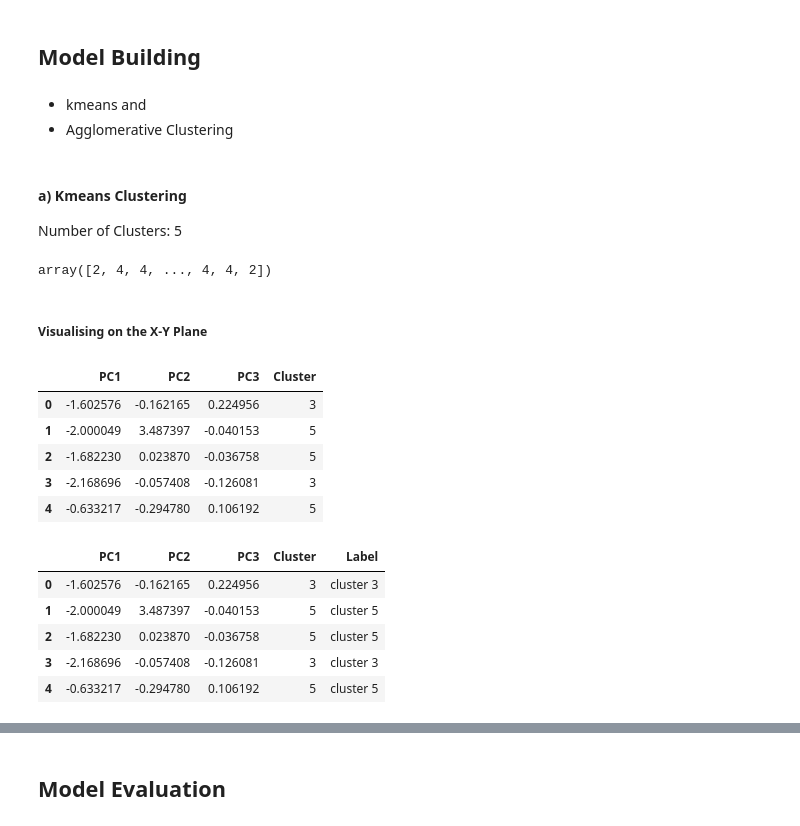
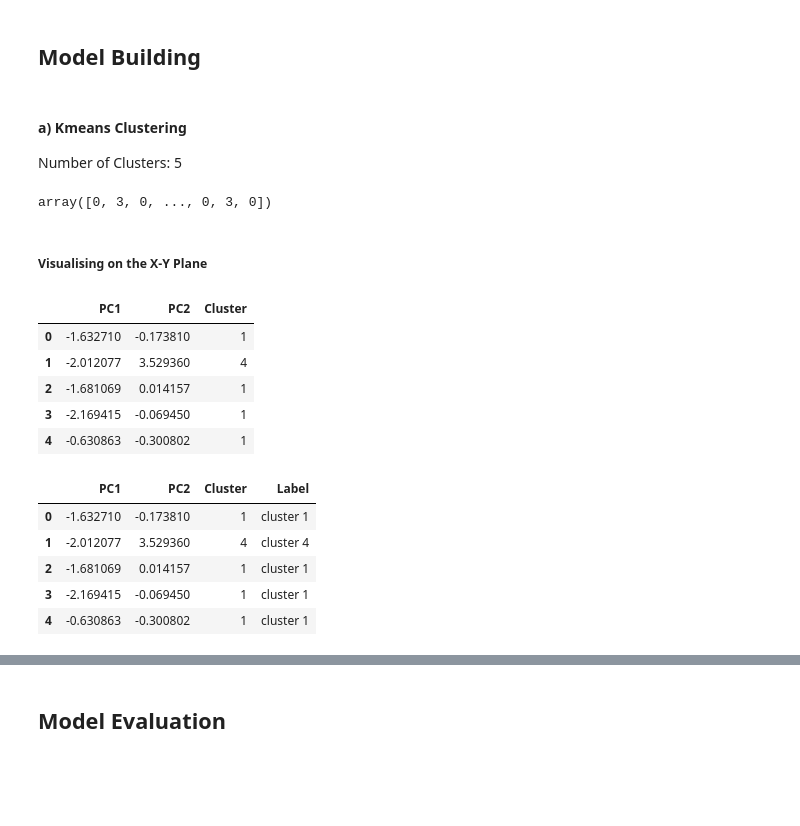
Before and after one commit to shelovescode000/CustomerSegmentationProject, a Jupyter notebook: Customer Segmentation.ipynb, the cells around one changed output, grey strips where cells are left out. Drawn from its saved outputs; the diff is of its cells as text; code cells hidden in the pictures; blank space fills up the shorter version.

```diff
--- a/Customer Segmentation.ipynb
+++ b/Customer Segmentation.ipynb
@@ -606,13 +606,11 @@ freq_cod_prov = (newdata.groupby('cod_prov').size())/len(newdata)
 freq_nomprov = (newdata.groupby('nomprov').size())/len(newdata)
 freq_pais_residencia = (newdata.groupby('pais_residencia').size())/len(newdata)
 freq_canal_entrada = (newdata.groupby('canal_entrada').size())/len(newdata)
-freq_ind_empleado = (newdata.groupby('ind_empleado').size())/len(newdata)
 
 newdata.loc[:,'cod_prov'] = newdata['cod_prov'].map(freq_cod_prov)
 newdata.loc[:,'nomprov'] = newdata['nomprov'].map(freq_nomprov)
 newdata.loc[:,'pais_residencia'] = newdata['pais_residencia'].map(freq_pais_residencia)
 newdata.loc[:,'canal_entrada'] = newdata['canal_entrada'].map(freq_canal_entrada)
-newdata.loc[:,'ind_empleado'] = newdata['ind_empleado'].map(freq_ind_empleado)
 # %%
 #label Encoding: Ordinal variables
 #indrel, indrel_1mes, tiprel_1mes
@@ -722,9 +720,6 @@ dtypes: float64(24)
 memory usage: 103.9 MB
 # %% [markdown]
 ## Model Building
-# %% [markdown]
-- kmeans and
-- Agglomerative Clustering
 # %% [markdown]
 #### a) Kmeans Clustering
 Number of Clusters: 5
@@ -738,37 +733,37 @@ kmeans.fit(newscaleddata)
 clusters = kmeans.labels_
 clusters
 # %% [output]
-array([2, 4, 4, ..., 4, 4, 2])
+array([0, 3, 0, ..., 0, 3, 0])
 # %% [markdown]
 #####  Visualising on the X-Y Plane
 # %%
 # initializing
-pca = PCA(n_components=3, random_state=0)
+pca = PCA(n_components=2, random_state=0)
 
 # Fititing the model
 principal_components = pca.fit_transform(newscaleddata)
-principal_componentsDF = pd.DataFrame(principal_components,columns=['PC1','PC2','PC3'])
+principal_componentsDF = pd.DataFrame(principal_components,columns=['PC1','PC2'])
 principal_componentsDF["Cluster"]=clusters+1
 
 ## Viewing the Data
 principal_componentsDF.head()
 # %% [output]
-|  | PC1 | PC2 | PC3 | Cluster |
-| 0 | -1.602576 | -0.162165 | 0.224956 | 3 |
-| 1 | -2.000049 | 3.487397 | -0.040153 | 5 |
-| 2 | -1.682230 | 0.023870 | -0.036758 | 5 |
-| 3 | -2.168696 | -0.057408 | -0.126081 | 3 |
-| 4 | -0.633217 | -0.294780 | 0.106192 | 5 |
+|  | PC1 | PC2 | Cluster |
+| 0 | -1.632710 | -0.173810 | 1 |
+| 1 | -2.012077 | 3.529360 | 4 |
+| 2 | -1.681069 | 0.014157 | 1 |
+| 3 | -2.169415 | -0.069450 | 1 |
+| 4 | -0.630863 | -0.300802 | 1 |
 # %%
 principal_componentsDF["Label"]= principal_componentsDF["Cluster"].map({1:"cluster 1",2:"cluster 2",3:"cluster 3",4:"cluster 4",5:"cluster 5"})
 principal_componentsDF.head(5)
 # %% [output]
-|  | PC1 | PC2 | PC3 | Cluster | Label |
-| 0 | -1.602576 | -0.162165 | 0.224956 | 3 | cluster 3 |
-| 1 | -2.000049 | 3.487397 | -0.040153 | 5 | cluster 5 |
-| 2 | -1.682230 | 0.023870 | -0.036758 | 5 | cluster 5 |
-| 3 | -2.168696 | -0.057408 | -0.126081 | 3 | cluster 3 |
-| 4 | -0.633217 | -0.294780 | 0.106192 | 5 | cluster 5 |
+|  | PC1 | PC2 | Cluster | Label |
+| 0 | -1.632710 | -0.173810 | 1 | cluster 1 |
+| 1 | -2.012077 | 3.529360 | 4 | cluster 4 |
+| 2 | -1.681069 | 0.014157 | 1 | cluster 1 |
+| 3 | -2.169415 | -0.069450 | 1 | cluster 1 |
+| 4 | -0.630863 | -0.300802 | 1 | cluster 1 |
 # %%
 plt.figure(figsize=(10,20))
 ax=sns.lmplot(data=principal_componentsDF,x="PC1",y="PC2",hue="Label",fit_reg=False,legend=True, legend_out=True)
```
Also changed, not shown: parts of 17 cells of this notebook.
